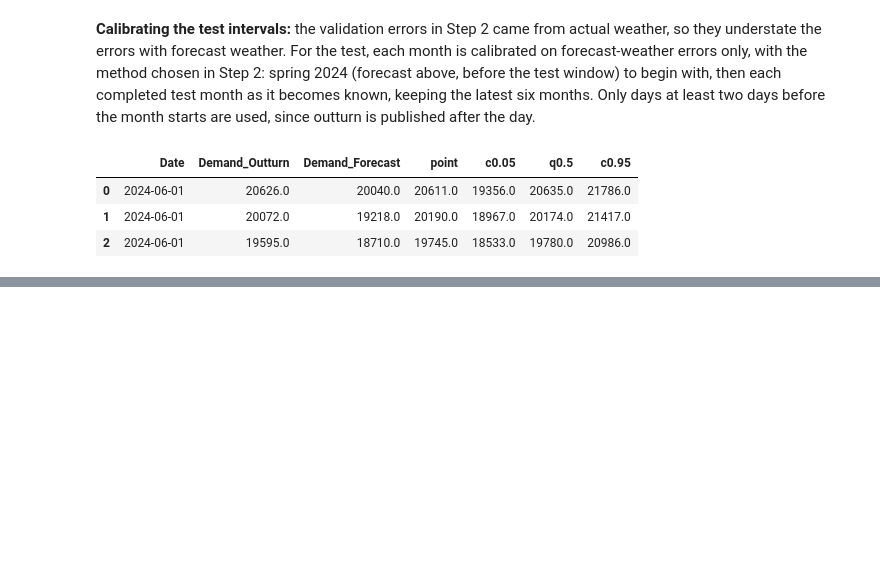
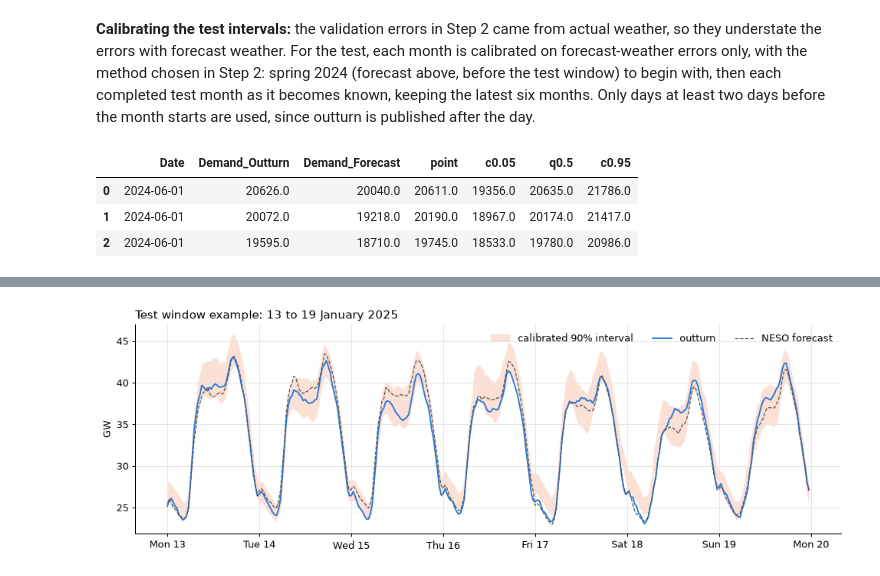
Before and after one commit to ansingh16/gb-demand-forecast, a Jupyter notebook: notebooks/08_calibration_and_test.ipynb, the cells around one changed output, grey strips where cells are left out. Saved outputs shown, nothing was run; the diff lists cells and outputs as text; code cells hidden in the pictures; blank space fills up the shorter version.

```diff
--- a/notebooks/08_calibration_and_test.ipynb
+++ b/notebooks/08_calibration_and_test.ipynb
@@ -288,0 +463,18 @@ test_run[["Date", "Demand_Outturn", "Demand_Forecast", "point", "c0.05", "q0.5",
+# %%
+week = test_run[test_run["Date"].between("2025-01-13", "2025-01-19")]
+hours = (week["start_utc"] - week["start_utc"].min()).dt.total_seconds() / 3600
+
+fig, ax = plt.subplots(figsize=(11, 3.8))
+ax.fill_between(hours, week["c0.05"] / 1000, week["c0.95"] / 1000, color=ORANGE, alpha=0.2, linewidth=0,
+                label="calibrated 90% interval")
+ax.plot(hours, week["Demand_Outturn"] / 1000, color=BLUE, linewidth=1.5, label="outturn")
+ax.plot(hours, week["Demand_Forecast"] / 1000, color="#555550", linewidth=1, linestyle="--", label="NESO forecast")
+ax.set_xticks(range(0, 169, 24))
+ax.set_xticklabels(pd.date_range("2025-01-13", periods=8).strftime("%a %d"))
+ax.set_ylabel("GW")
+ax.set_title("Test window example: 13 to 19 January 2025", loc="left")
+ax.legend(frameon=False, ncol=3, loc="upper right")
+fig.tight_layout()
+plt.show()
+# %% [output]
+[figure, added]
```
Also changed, not shown: parts of 16 cells of this notebook.
